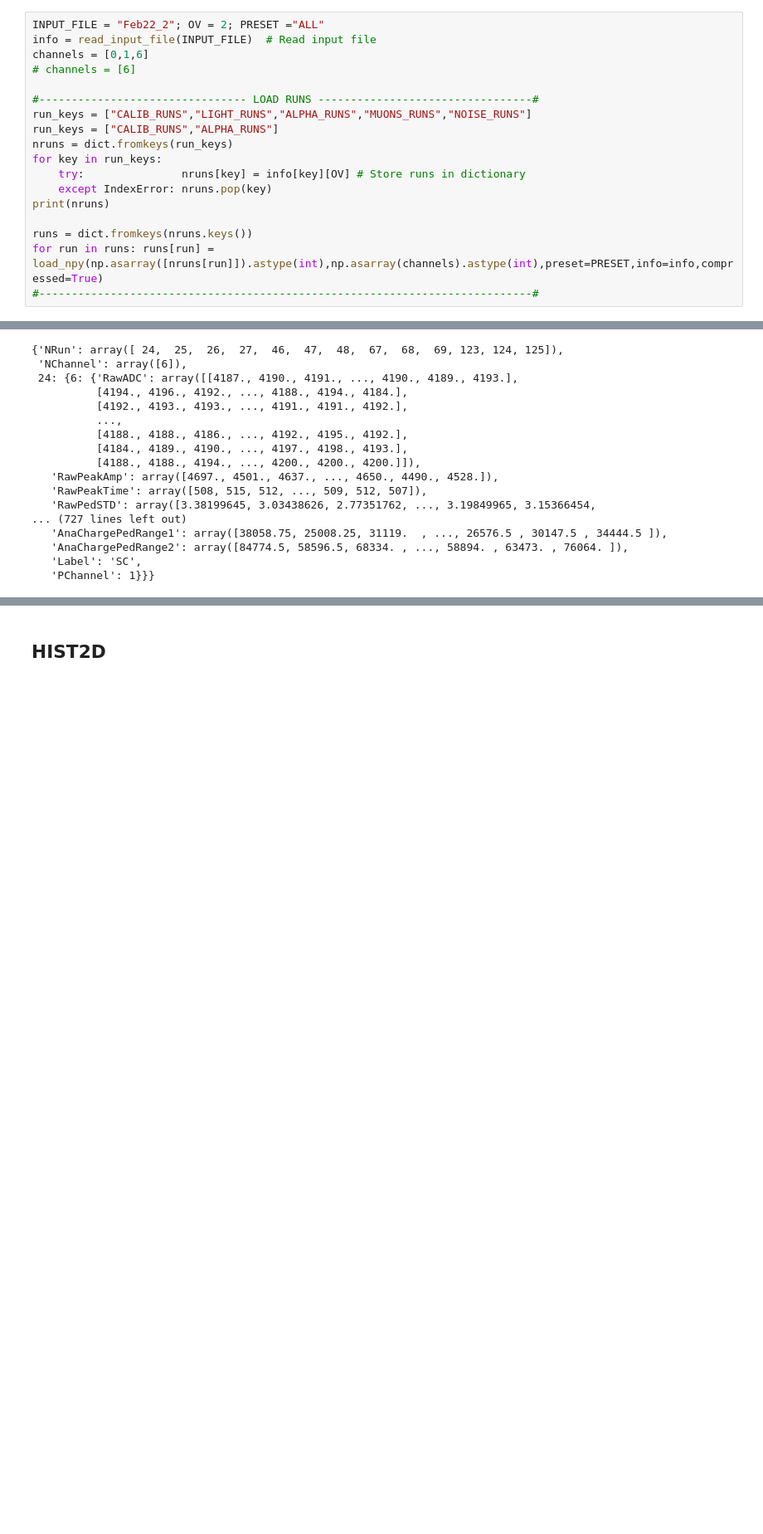
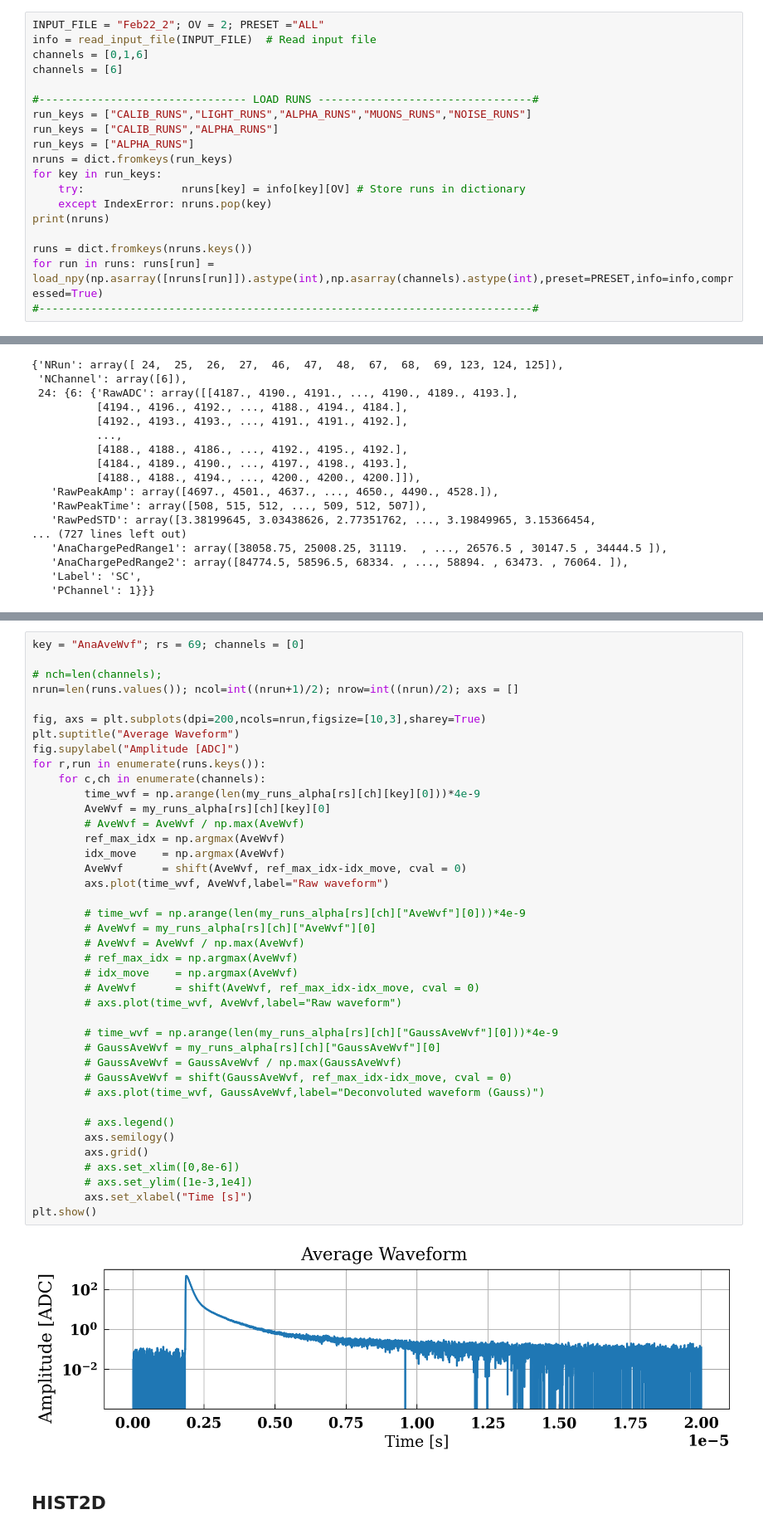
Before and after one commit to CIEMAT-Neutrino/SCINT, a Jupyter notebook: 00TUTORIAL/pruebas_analysis.ipynb, the cells around one changed output, grey strips where cells are left out. Shown at 83% size. Saved outputs shown, nothing was run; the diff lists cells and outputs as text; blank space fills up the shorter version.

```diff
--- a/00TUTORIAL/pruebas_analysis.ipynb
+++ b/00TUTORIAL/pruebas_analysis.ipynb
@@ -32,11 +32,12 @@ OPT  = {
 INPUT_FILE = "Feb22_2"; OV = 2; PRESET ="ALL"
 info = read_input_file(INPUT_FILE)  # Read input file
 channels = [0,1,6]
-# channels = [6]
+channels = [6]
 
 #-------------------------------- LOAD RUNS ---------------------------------#
 run_keys = ["CALIB_RUNS","LIGHT_RUNS","ALPHA_RUNS","MUONS_RUNS","NOISE_RUNS"]
 run_keys = ["CALIB_RUNS","ALPHA_RUNS"]
+run_keys = ["ALPHA_RUNS"]
 nruns = dict.fromkeys(run_keys)
 for key in run_keys:
     try:               nruns[key] = info[key][OV] # Store runs in dictionary
@@ -190,3 +179,45 @@ plt.show()
+# %%
+key = "AnaAveWvf"; rs = 69; channels = [0]
+
+# nch=len(channels);
+nrun=len(runs.values()); ncol=int((nrun+1)/2); nrow=int((nrun)/2); axs = []
+
+fig, axs = plt.subplots(dpi=200,ncols=nrun,figsize=[10,3],sharey=True)
+plt.suptitle("Average Waveform")
+fig.supylabel("Amplitude [ADC]")
+for r,run in enumerate(runs.keys()):
+    for c,ch in enumerate(channels):
+        time_wvf = np.arange(len(my_runs_alpha[rs][ch][key][0]))*4e-9
+        AveWvf = my_runs_alpha[rs][ch][key][0]
+        # AveWvf = AveWvf / np.max(AveWvf)
+        ref_max_idx = np.argmax(AveWvf)
+        idx_move    = np.argmax(AveWvf)
+        AveWvf      = shift(AveWvf, ref_max_idx-idx_move, cval = 0)
+        axs.plot(time_wvf, AveWvf,label="Raw waveform")
+
+        # time_wvf = np.arange(len(my_runs_alpha[rs][ch]["AveWvf"][0]))*4e-9
+        # AveWvf = my_runs_alpha[rs][ch]["AveWvf"][0]
+        # AveWvf = AveWvf / np.max(AveWvf)
+        # ref_max_idx = np.argmax(AveWvf)
+        # idx_move    = np.argmax(AveWvf)
+        # AveWvf      = shift(AveWvf, ref_max_idx-idx_move, cval = 0)
+        # axs.plot(time_wvf, AveWvf,label="Raw waveform")
+
+        # time_wvf = np.arange(len(my_runs_alpha[rs][ch]["GaussAveWvf"][0]))*4e-9
+        # GaussAveWvf = my_runs_alpha[rs][ch]["GaussAveWvf"][0]
+        # GaussAveWvf = GaussAveWvf / np.max(GaussAveWvf)
+        # GaussAveWvf = shift(GaussAveWvf, ref_max_idx-idx_move, cval = 0)
+        # axs.plot(time_wvf, GaussAveWvf,label="Deconvoluted waveform (Gauss)")
+
+        # axs.legend()
+        axs.semilogy()
+        axs.grid()
+        # axs.set_xlim([0,8e-6])
+        # axs.set_ylim([1e-3,1e4])
+        axs.set_xlabel("Time [s]")
+plt.show()
+# %% [output]
+[figure, added]
 # %% [markdown]
 ## HIST2D
 # %% [markdown]
```
Also changed, not shown: parts of 6 cells of this notebook.
